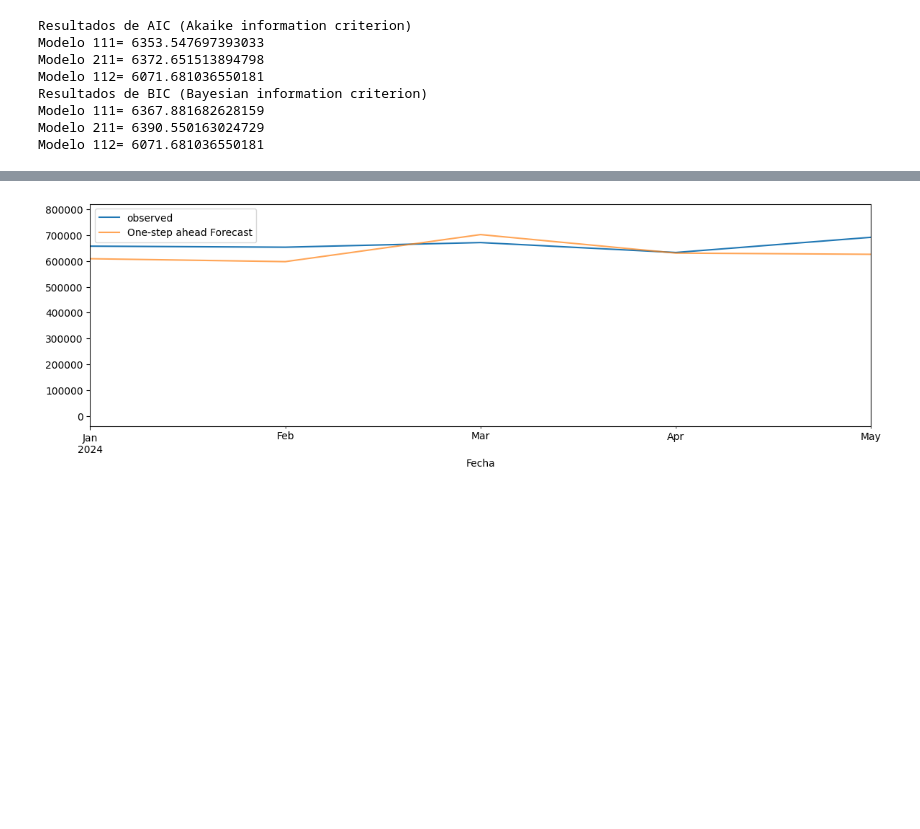
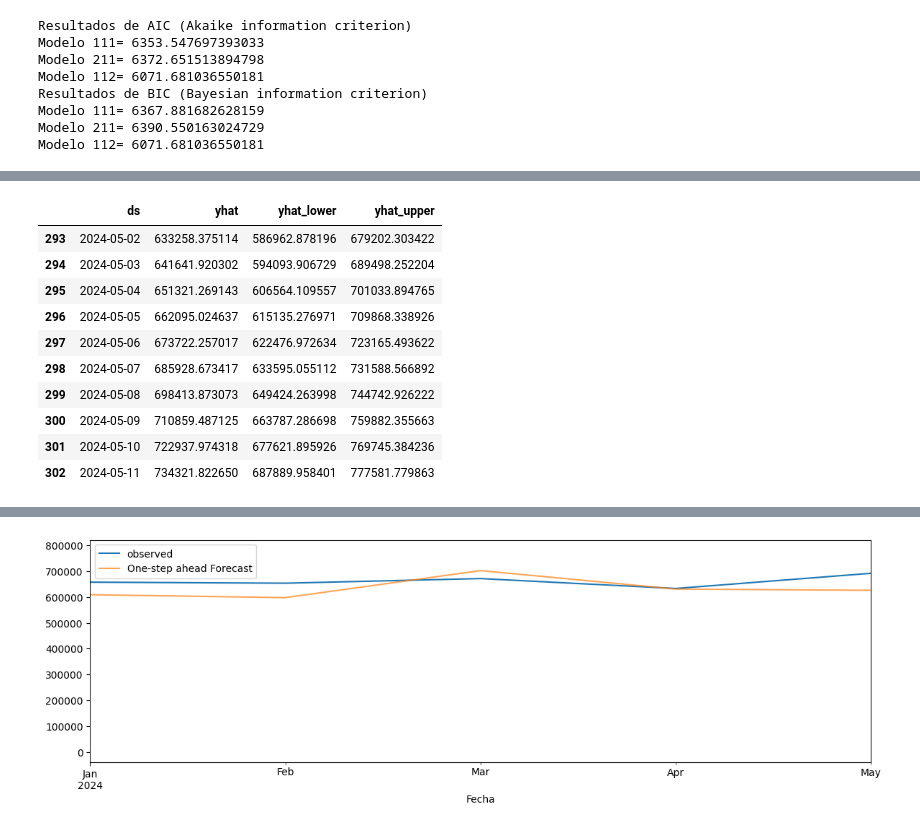
Before and after one commit to VIL20776/Laboratorio2-DataScience, a Jupyter notebook: consumeData.ipynb, the cells around one changed output, grey strips where cells are left out. Saved outputs shown, nothing was run; the diff lists cells and outputs as text; code cells hidden in the pictures; blank space fills up the shorter version.

```diff
--- a/consumeData.ipynb
+++ b/consumeData.ipynb
@@ -358,0 +402,16 @@ Modelo 112= 6071.681036550181
+# %%
+future = m.make_future_dataframe(periods=10)
+forecast = m.predict(future)
+forecast[['ds', 'yhat', 'yhat_lower', 'yhat_upper']].tail(10)
+# %% [output]
+|  | ds | yhat | yhat_lower | yhat_upper |
+| 293 | 2024-05-02 | 633258.375114 | 586962.878196 | 679202.303422 |
+| 294 | 2024-05-03 | 641641.920302 | 594093.906729 | 689498.252204 |
+| 295 | 2024-05-04 | 651321.269143 | 606564.109557 | 701033.894765 |
+| 296 | 2024-05-05 | 662095.024637 | 615135.276971 | 709868.338926 |
+| 297 | 2024-05-06 | 673722.257017 | 622476.972634 | 723165.493622 |
+| 298 | 2024-05-07 | 685928.673417 | 633595.055112 | 731588.566892 |
+| 299 | 2024-05-08 | 698413.873073 | 649424.263998 | 744742.926222 |
+| 300 | 2024-05-09 | 710859.487125 | 663787.286698 | 759882.355663 |
+| 301 | 2024-05-10 | 722937.974318 | 677621.895926 | 769745.384236 |
+| 302 | 2024-05-11 | 734321.822650 | 687889.958401 | 777581.779863 |
```
Also changed, not shown: parts of 17 cells of this notebook, 1 other file.
